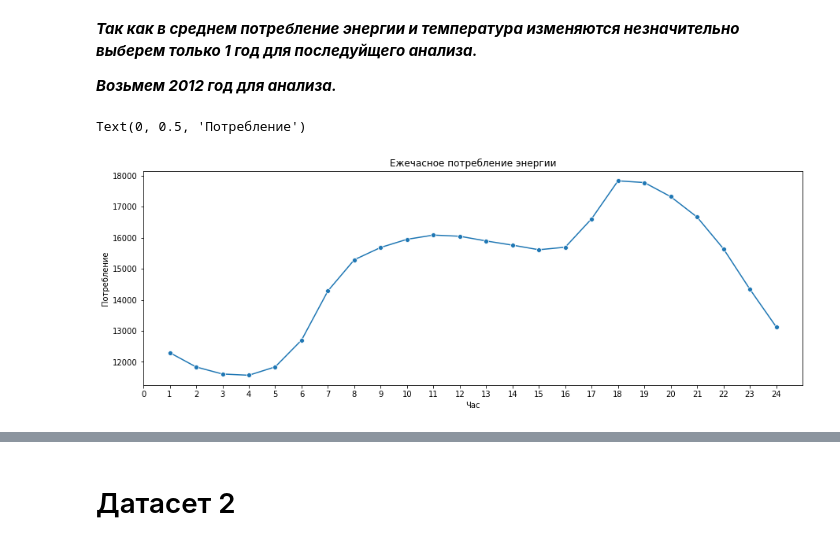
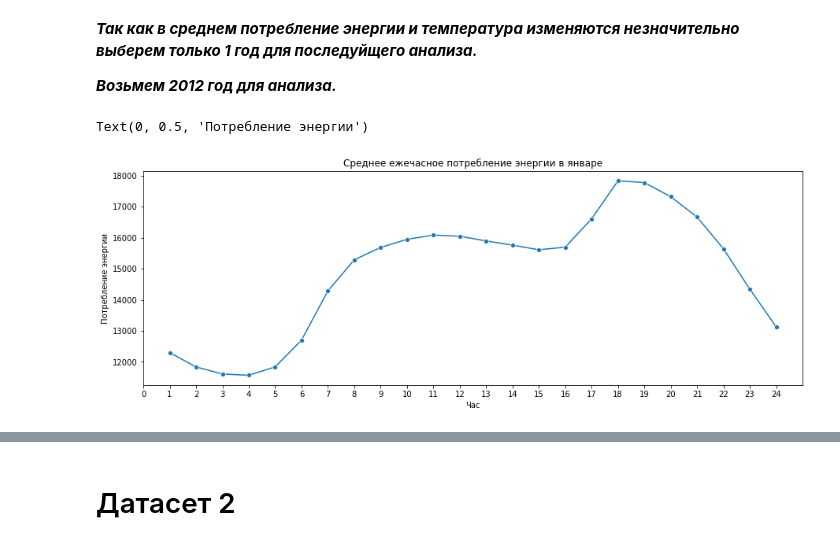
Before and after one commit to RustamFaskhutdinov/PYDP20, a Jupyter notebook: HW/visualization/visualization.ipynb, the cells around one changed output, grey strips where cells are left out. Drawn from its saved outputs; the diff is of its cells as text; code cells hidden in the pictures.

```diff
--- a/HW/visualization/visualization.ipynb
+++ b/HW/visualization/visualization.ipynb
@@ -65,12 +66,12 @@ by_hour = df[df['month'] == 1][['hour', 'demand']].groupby(['hour']).mean()
 # %%
 plt.figure(figsize=(15,5))
 sns.lineplot(data=by_hour, x='hour', y='demand', marker='o')
 
 plt.xlim(0, 25)
 plt.xticks(range(0,25))
-plt.title('Ежечасное потребление энергии')
+plt.title('Среднее ежечасное потребление энергии в январе')
 plt.xlabel('Час')
-plt.ylabel('Потребление')
+plt.ylabel('Потребление энергии')
 # %% [output]
-Text(0, 0.5, 'Потребление')
+Text(0, 0.5, 'Потребление энергии')
-[figure, old version]
+[figure, new version]
```
Also changed, not shown: parts of 14 cells of this notebook.
